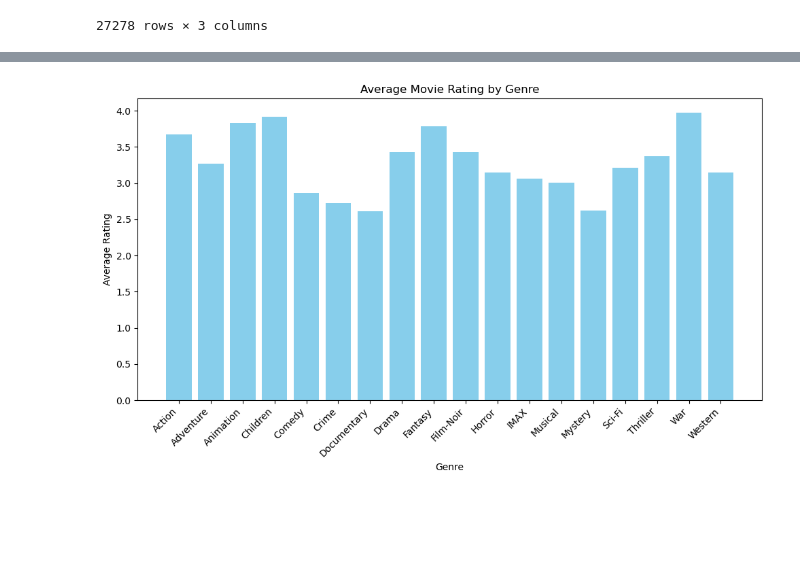
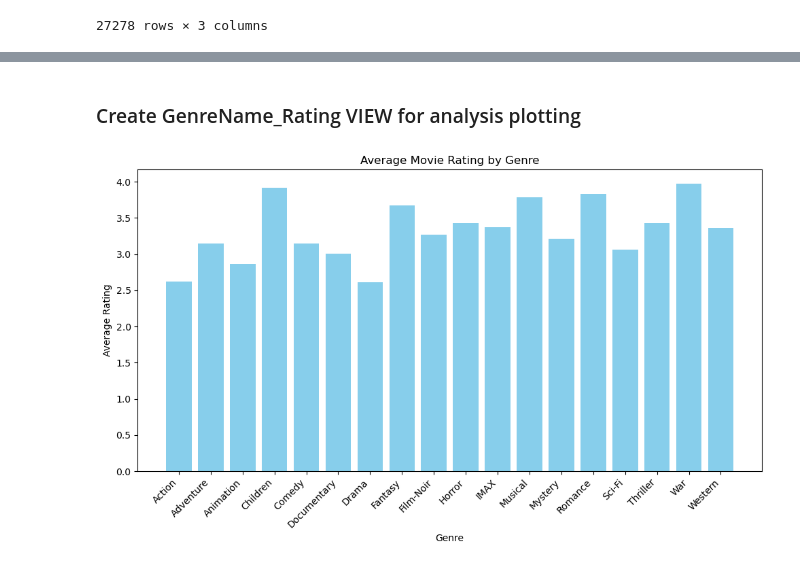
Before and after one commit to jdek-group/hello-world, a Jupyter notebook: staging/dataset-wip.ipynb, the cells around one changed output, grey strips where cells are left out. Drawn from its saved outputs; the diff is of its cells as text; code cells hidden in the pictures; blank space fills up the shorter version.

```diff
--- a/staging/dataset-wip.ipynb
+++ b/staging/dataset-wip.ipynb
@@ -278,7 +293,10 @@ pd.read_sql(query2, engine)
 54406 rows × 2 columns
+# %% [markdown]
+### Create GenreName_Rating VIEW for analysis plotting
 # %%
 import sqlalchemy as db
-engine = db.create_engine('postgresql://postgres:admin@localhost:5432/moviedb-test2')
+# engine = db.create_engine('postgresql://postgres:admin@localhost:5432/moviedb-test2')
+engine = db.create_engine('postgresql://postgres:Adminadmin!@movies-stellarsteer-dev-01.postgres.database.azure.com/moviedb01')
 
 conn = engine.raw_connection()
 
@@ -299,31 +317,31 @@ cur = conn.cursor()
 cur.execute(commands)
 
 # Commit changes
 conn.commit()
 
 # Close communication with server
 cur.close()
 conn.close()
 
 import pandas as pd
 # Read from PostgreSQL into Pandas
 query3 = ("SELECT * FROM GenreName_Rating")
 df = pd.read_sql(query3, engine)
 
 import matplotlib.pyplot as plt
 
 plt.figure(figsize=(10, 6))
 plt.bar(df['genrename'], df['avg_rating'], color='skyblue')
 
 plt.xlabel('Genre')
 plt.ylabel('Average Rating')
 plt.title('Average Movie Rating by Genre')
 plt.xticks(rotation=45, ha='right')
 
 plt.tight_layout()
 plt.show()
 
 # release resources associated with engine
 engine.dispose()
 # %% [output]
-[figure, old version]
+[figure, new version]
```
Also changed, not shown: parts of 22 cells of this notebook.
